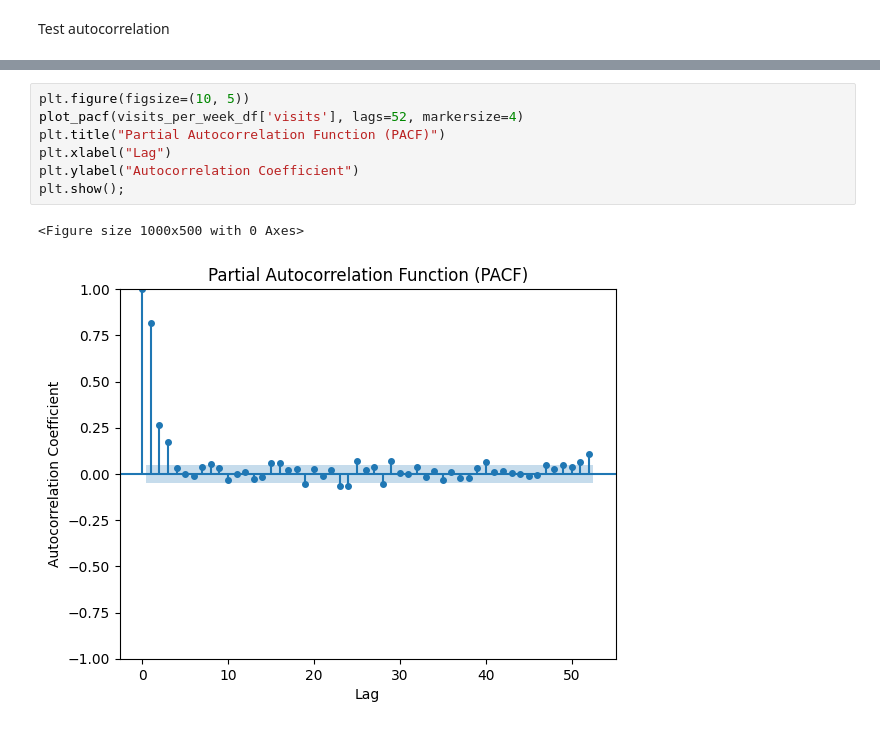
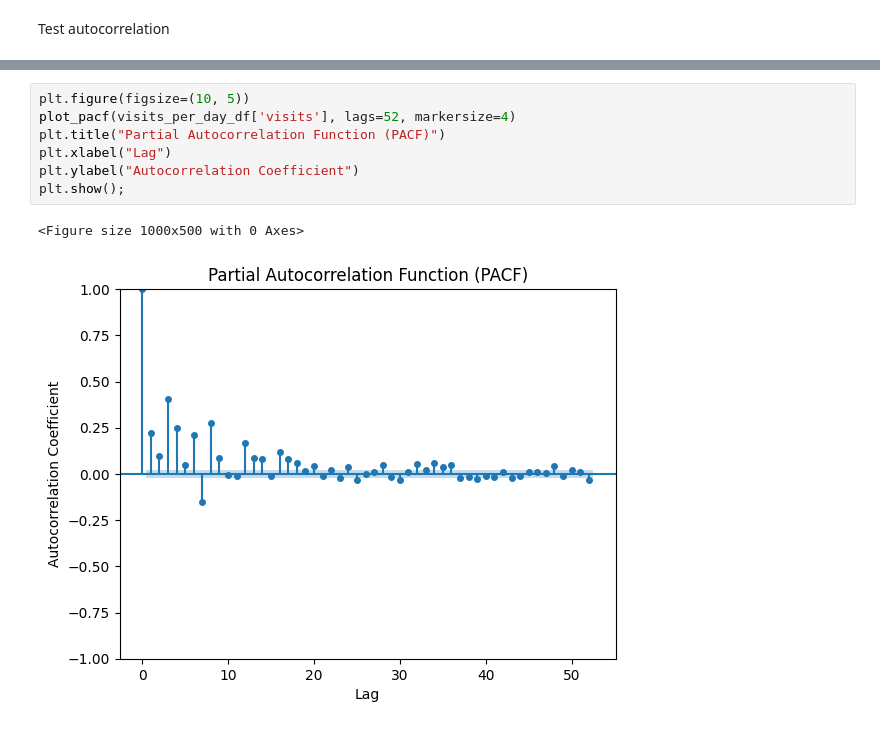
Before and after one commit to StaticVoid289/attendance-prediction, a Jupyter notebook: code/EDA.ipynb, the cells around one changed output, grey strips where cells are left out. Cells and saved outputs as stored; diff of their text form.

```diff
--- a/code/EDA.ipynb
+++ b/code/EDA.ipynb
@@ -166,10 +167,10 @@ plt.show();
 # %%
 plt.figure(figsize=(10, 5))
-plot_pacf(visits_per_week_df['visits'], lags=52, markersize=4)
+plot_pacf(visits_per_day_df['visits'], lags=52, markersize=4)
 plt.title("Partial Autocorrelation Function (PACF)")
 plt.xlabel("Lag")
 plt.ylabel("Autocorrelation Coefficient")
 plt.show();
 # %% [output]
 <Figure size 1000x500 with 0 Axes>
-[figure, old version]
+[figure, new version]
```
Also changed, not shown: parts of 3 cells of this notebook, 7 other files.
